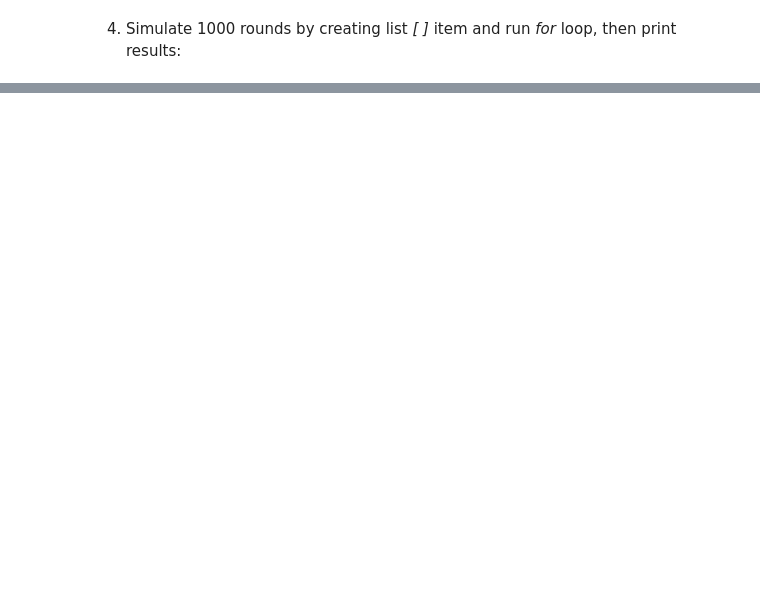
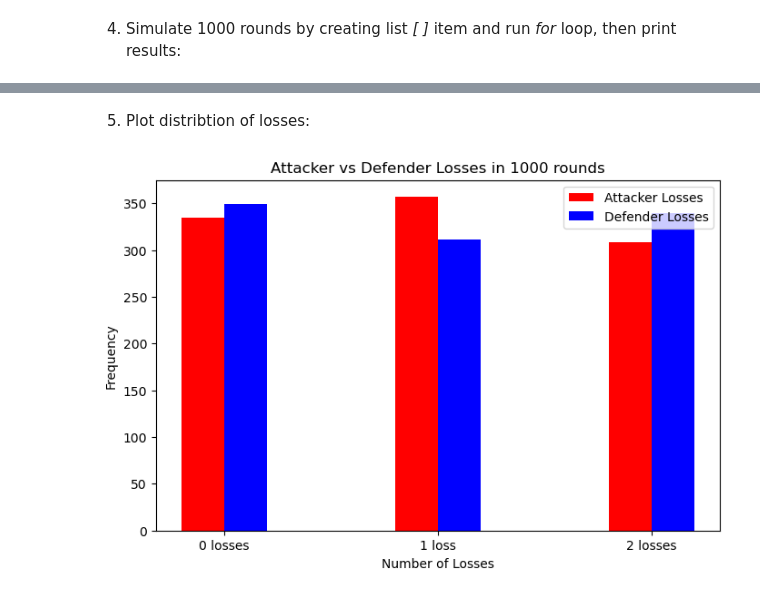
Before and after one commit to MattiDoubleU/PFDA, a Jupyter notebook: Assignments/assignment_5_risk.ipynb, the cells around one changed output, grey strips where cells are left out. Saved outputs shown, nothing was run; the diff lists cells and outputs as text; code cells hidden in the pictures; blank space fills up the shorter version.

```diff
--- a/Assignments/assignment_5_risk.ipynb
+++ b/Assignments/assignment_5_risk.ipynb
@@ -93,0 +95,53 @@ Attacker Losses: 0, Defender Losses: 2
+# %% [markdown]
+5. Plot distribtion of losses:
+# %%
+loss_attack_list = np.random.randint(0, 3, 1000)
+loss_defend_list = np.random.randint(0, 3, 1000)
+
+# Count occurrences of each loss (0, 1, 2).
+attack_counts = np.bincount(loss_attack_list, minlength=3)
+defend_counts = np.bincount(loss_defend_list, minlength=3)
+
+# Create side-by-side bar plots.
+labels = ['0 losses', '1 loss', '2 losses']
+x = np.arange(len(labels))  # label locations.
+width = 0.20  # Width of the bars.
+
+fig, ax = plt.subplots(figsize=(8, 5))
+bars1 = ax.bar(x - width/2, attack_counts, width, label='Attacker Losses', color='red')
+bars2 = ax.bar(x + width/2, defend_counts, width, label='Defender Losses', color='blue')
+
+# Add labels and titles.
+ax.set_xlabel('Number of Losses')
+ax.set_ylabel('Frequency')
+ax.set_title('Attacker vs Defender Losses in 1000 rounds')
+ax.set_xticks(x)
+ax.set_xticklabels(labels)
+ax.legend()
+
+# Add a counter text to display the rounds.
+counter_text = ax.text(1.0, 0.95, '', transform=ax.transAxes, ha='center', fontsize=12)
+
+# Function for animation.
+def update(frame):
+    # Counts based on the current round's results.
+    attack_counts[int(loss_attack_list[frame])] += 1
+    defend_counts[int(loss_defend_list[frame])] += 1
+
+    # Height of each bar.
+    for i, bar in enumerate(bars1):
+        bar.set_height(attack_counts[i])
+    for i, bar in enumerate(bars2):
+        bar.set_height(defend_counts[i])
+
+    # Update the counter text to show the current round in tenths of a second.
+    current_time = frame / 10.0  # each frame is 0.1 seconds
+    counter_text.set_text(f'Round: {frame + 1}\nTime: {current_time:.1f}s')
+
+# Create the animation.
+ani = FuncAnimation(fig, update, frames=total_rounds, interval=1000, repeat=False, blit = False)
+
+# Show plot.
+plt.show()
+# %% [output]
+[figure, added]
```
Also changed, not shown: parts of 3 cells of this notebook, 1 other file.
